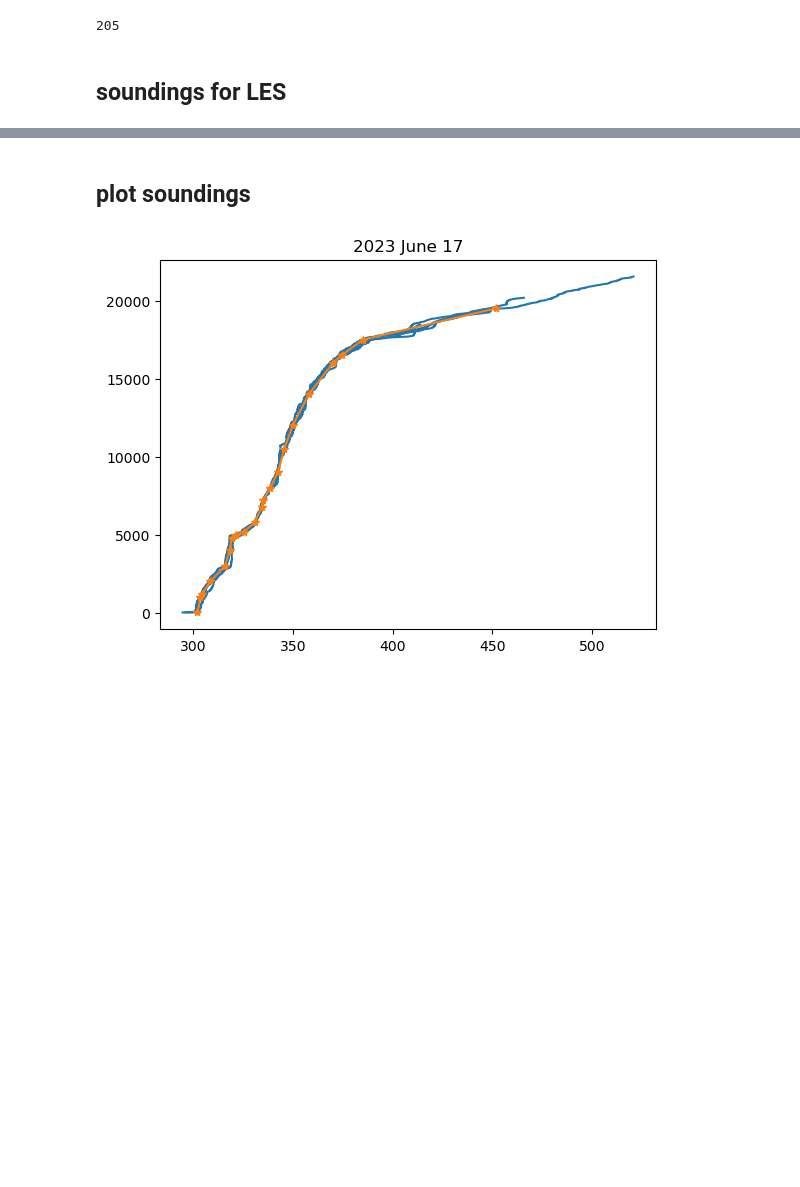
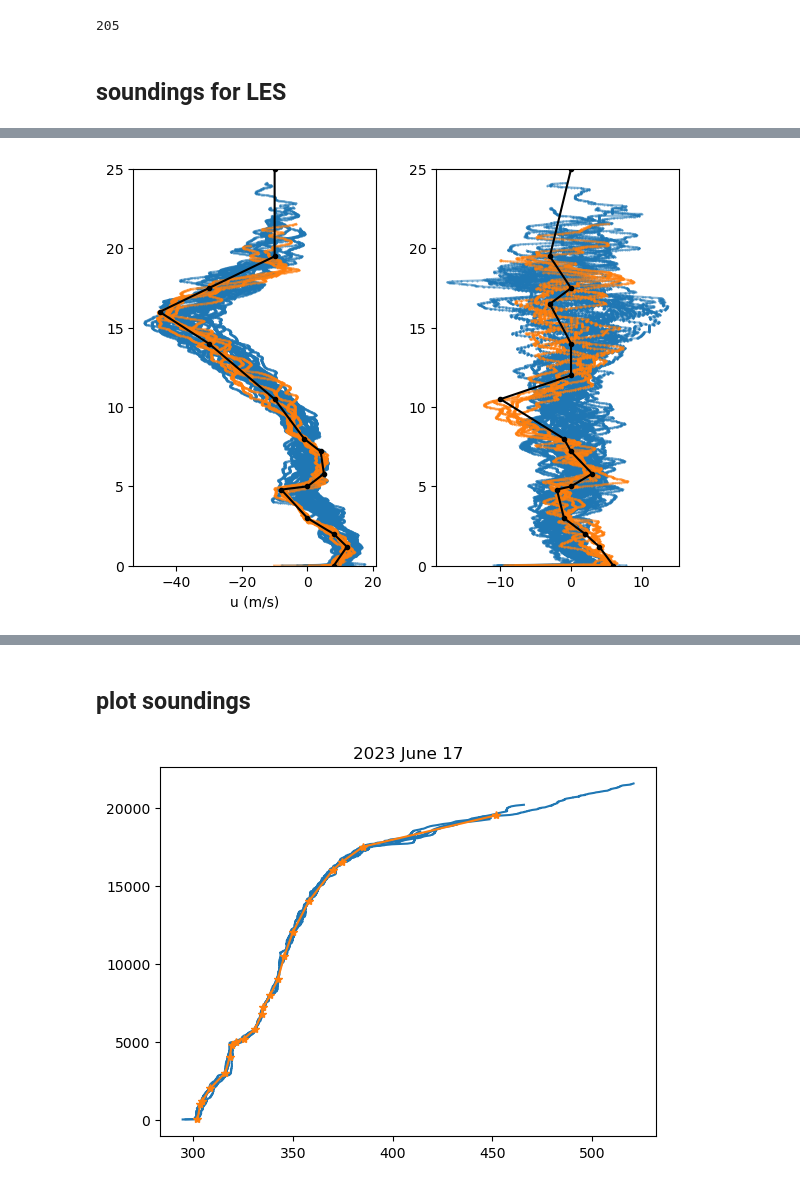
Before and after one commit to deszoeke/ASTRAL-soundings, a Jupyter notebook: src/read_raobe_txt.ipynb, the cells around one changed output, grey strips where cells are left out. Saved outputs shown, nothing was run; the diff lists cells and outputs as text; code cells hidden in the pictures; blank space fills up the shorter version.

```diff
--- a/src/read_raobe_txt.ipynb
+++ b/src/read_raobe_txt.ipynb
@@ -667,12 +665,11 @@ length(plevs)
 # %% [markdown]
 ## soundings for LES
 # %%
-# plot 2 cases for Eric's LES modeling
+# plot cases for LES modeling
 
 u =      zonalwind.( speed, wind )
 v = meridionalwind.( speed, wind )
 th = pottmp.( temp, pres ) # full resolution
-
 qv = spechum.(rh, temp, pres)
 
 # function qsfun(pres,  qv=spechum.(rh, temp, pres))
@@ -681,4 +678,6 @@ qv = spechum.(rh, temp, pres)
 # end
 
 ind = findall(dt-> DateTime(2023,6,16,23,0,0)<dt<DateTime(2023,6,18,1,0,0), dtime)
+inot = setdiff(eachindex(dtime), ind)
+size(gpm), length(ind)
 # %% [output]
@@ -737,3 +740,26 @@ zed = sort(union(40, 5200, 6800, 9000, Xth[2], Xrh[2], Xu[2], Xv[2], Xq[2]))
+# %%
+clf()
+ax = subplot(1,2,1)
+# ax.semilogx(qv*1e3, pres, marker=".", markersize=1, alpha=0.5)
+# ax.invert_yaxis()
+ax.plot(u[:,inot], gpm[:,inot]/1e3, marker=".", markersize=1, color="tab:blue", alpha=0.5)
+ax.plot(u[:,ind], gpm[:,ind]/1e3, marker=".", markersize=1, color="tab:orange", alpha=0.5, label="June 17")
+ax.plot(Xu[1], Xu[2]/1e3, marker="o", markersize=3, color="k", label="qs")
+# ax.set_xlim([8e-4, 3e1])
+ax.set_ylim([0, 25])
+xlabel("u (m/s)")
+
+ax = subplot(1,2,2)
+# ax.semilogx(qv*1e3, pres, marker=".", markersize=1, alpha=0.5)
+# ax.invert_yaxis()
+ax.plot(v[:,inot], gpm[:,inot]/1e3, marker=".", markersize=1, color="tab:blue", alpha=0.5)
+ax.plot(v[:,ind], gpm[:,ind]/1e3, marker=".", markersize=1, color="tab:orange", alpha=0.5, label="June 17")
+ax.plot(Xv[1], Xv[2]/1e3, marker="o", markersize=3, color="k", label="qs")
+# ax.set_xlim([295, 405])
+ax.set_ylim([0, 25])
+gcf()
+# %% [output]
+[figure, added]
 # %%
 # median soundings on z coordinate
 
```
Also changed, not shown: parts of 13 cells of this notebook, 1 other file.
